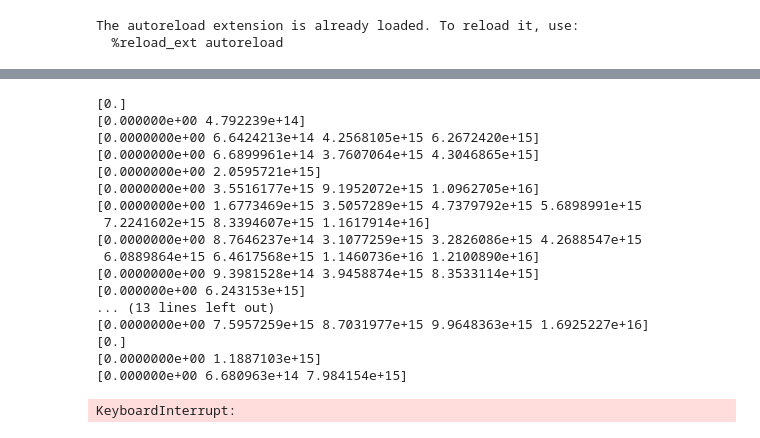
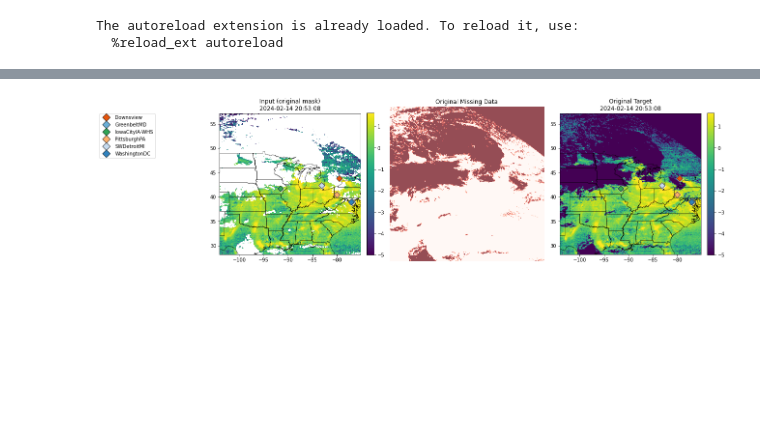
Before and after one commit to sscott108/tempo_inpaint, a Jupyter notebook: dev_notebooks/2d_pconvunet_fake.ipynb, the cells around one changed output, grey strips where cells are left out. Cells and saved outputs as stored; diff of their text form; code cells hidden in the pictures; blank space fills up the shorter version.

```diff
--- a/dev_notebooks/2d_pconvunet_fake.ipynb
+++ b/dev_notebooks/2d_pconvunet_fake.ipynb
@@ -875,22 +550,5 @@ train_ds.sample_vis(train=True)
-# %%
-for i in range(50):
-    print(np.unique(train_ds[i]['p_val_mask']))
-# %% [output]
-[0.]
-[0.000000e+00 4.792239e+14]
-[0.0000000e+00 6.6424213e+14 4.2568105e+15 6.2672420e+15]
-[0.0000000e+00 6.6899961e+14 3.7607064e+15 4.3046865e+15]
-[0.0000000e+00 2.0595721e+15]
-[0.0000000e+00 3.5516177e+15 9.1952072e+15 1.0962705e+16]
-[0.0000000e+00 1.6773469e+15 3.5057289e+15 4.7379792e+15 5.6898991e+15
- 7.2241602e+15 8.3394607e+15 1.1617914e+16]
-[0.0000000e+00 8.7646237e+14 3.1077259e+15 3.2826086e+15 4.2688547e+15
- 6.0889864e+15 6.4617568e+15 1.1460736e+16 1.2100890e+16]
-[0.0000000e+00 9.3981528e+14 3.9458874e+15 8.3533114e+15]
-[0.000000e+00 6.243153e+15]
-... (13 lines left out)
-[0.0000000e+00 7.5957259e+15 8.7031977e+15 9.9648363e+15 1.6925227e+16]
-[0.]
-[0.0000000e+00 1.1887103e+15]
-[0.000000e+00 6.680963e+14 7.984154e+15]
-KeyboardInterrupt:
+# %%
+val_ds = TempoInpaintDataset(tif_dir=tif_dir, normalizer=normalizer,train=False,file_list=val_files, pandora_csv=pandora_df)
+val_ds.sample_vis(train=False)
+# %% [output]
+[figure, added]
```
Also changed, not shown: parts of 10 cells of this notebook, 4 other files.
